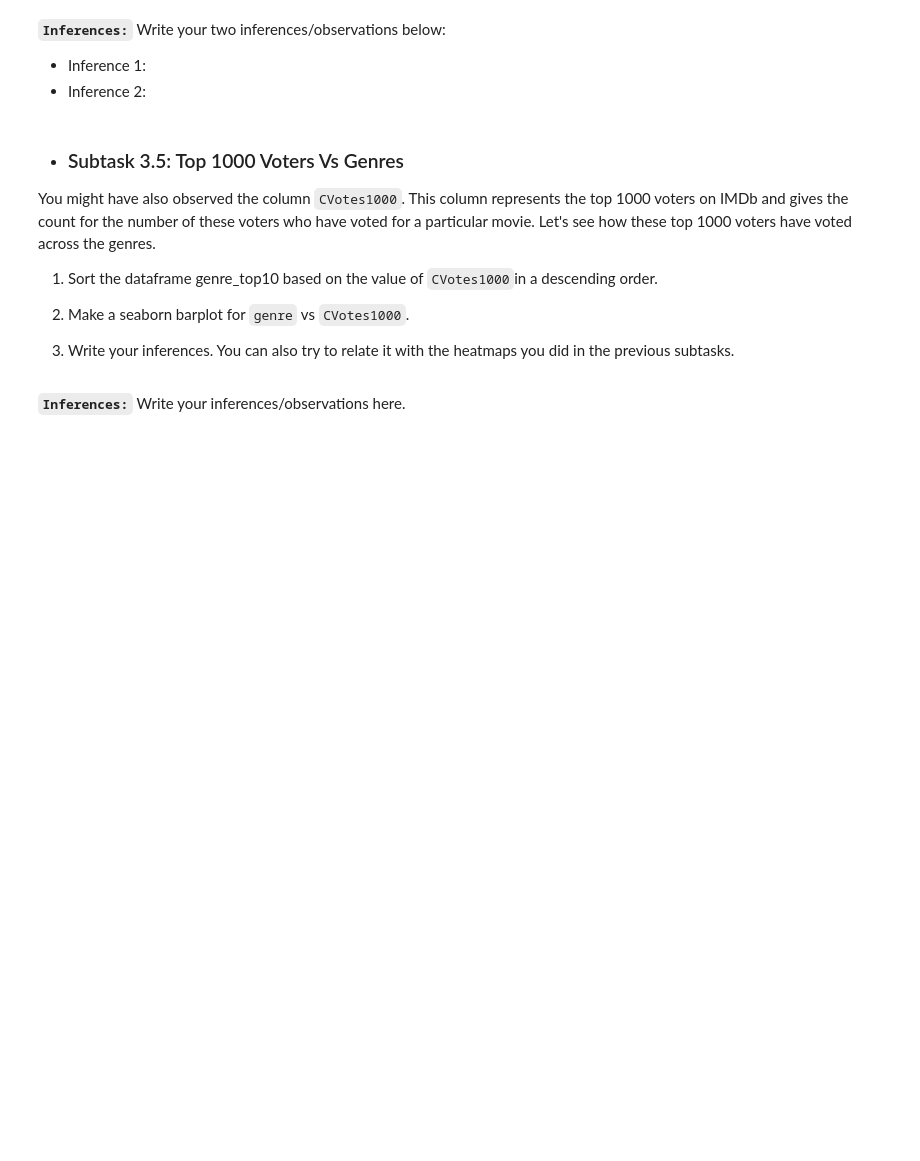
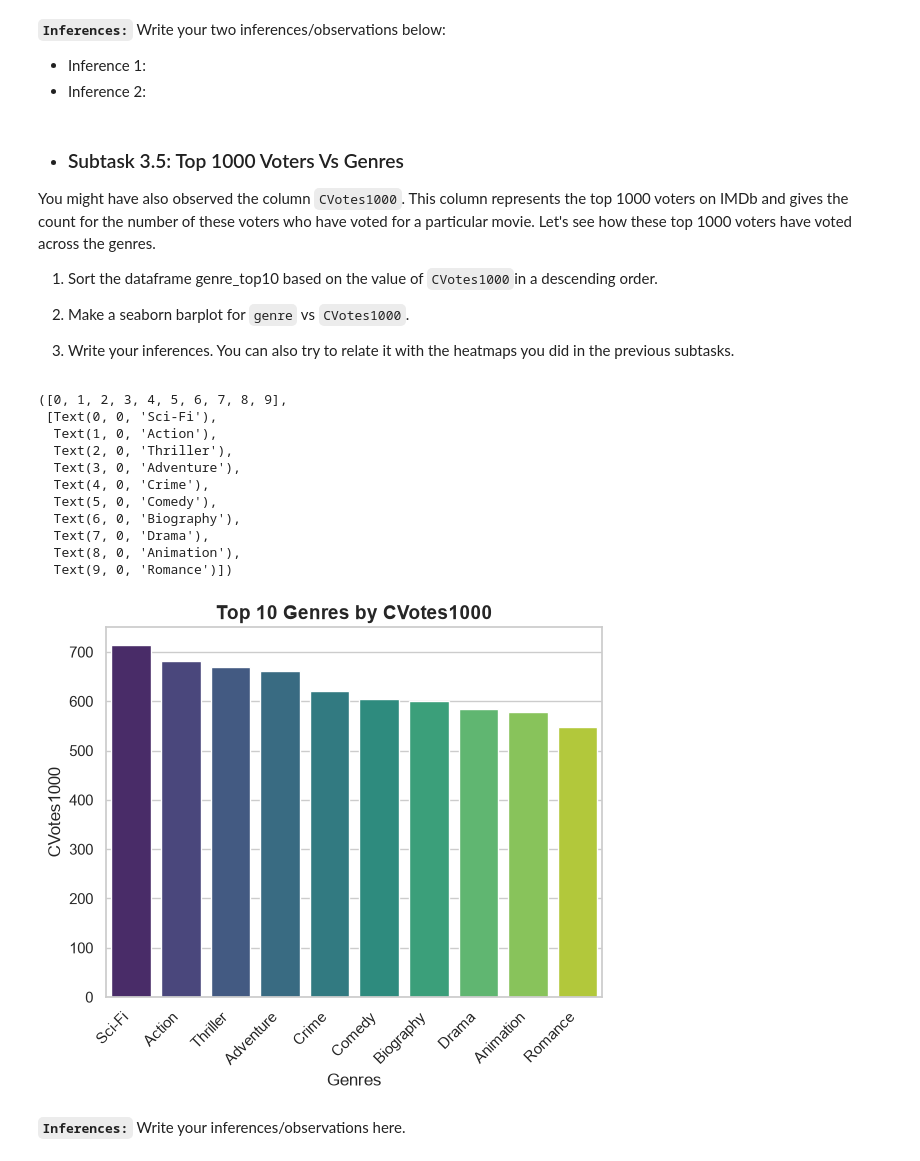
Before and after one commit to purnima928/LogicMojo-AI-ML-June26-Purnima928, a Jupyter notebook: notebooks/IMDb+Movie+Assignment.ipynb, the cells around one changed output. Saved outputs shown, nothing was run; the diff lists cells and outputs as text; code cells hidden in the pictures; blank space fills up the shorter version.

```diff
--- a/notebooks/IMDb+Movie+Assignment.ipynb
+++ b/notebooks/IMDb+Movie+Assignment.ipynb
@@ -635,3 +667,4 @@ You might have also observed the column `CVotes1000`. This column represents the
 3. Write your inferences. You can also try to relate it with the heatmaps you did in the previous subtasks.
 # %%
 # Sorting by CVotes1000
+genre_top10.sort_values(by='CVotes1000', ascending=False, inplace=True)
@@ -640,3 +671,23 @@ You might have also observed the column `CVotes1000`. This column represents the
+# %%
+# Bar plot
+sns.barplot(x=genre_top10.index, y=genre_top10['CVotes1000'], palette='viridis')
+plt.title('Top 10 Genres by CVotes1000', fontsize=14, fontweight='bold')
+plt.xlabel('Genres', fontsize=12)
+plt.ylabel('CVotes1000', fontsize=12)
+plt.xticks(rotation=45, ha='right')
+# %% [output]
+([0, 1, 2, 3, 4, 5, 6, 7, 8, 9],
+ [Text(0, 0, 'Sci-Fi'),
+  Text(1, 0, 'Action'),
+  Text(2, 0, 'Thriller'),
+  Text(3, 0, 'Adventure'),
+  Text(4, 0, 'Crime'),
+  Text(5, 0, 'Comedy'),
+  Text(6, 0, 'Biography'),
+  Text(7, 0, 'Drama'),
+  Text(8, 0, 'Animation'),
+  Text(9, 0, 'Romance')])
+[figure, added]
 # %% [markdown]
 **`Inferences:`** Write your inferences/observations here.
 # %% [markdown]
```
Also changed, not shown: parts of 5 cells of this notebook, 5 other files.
